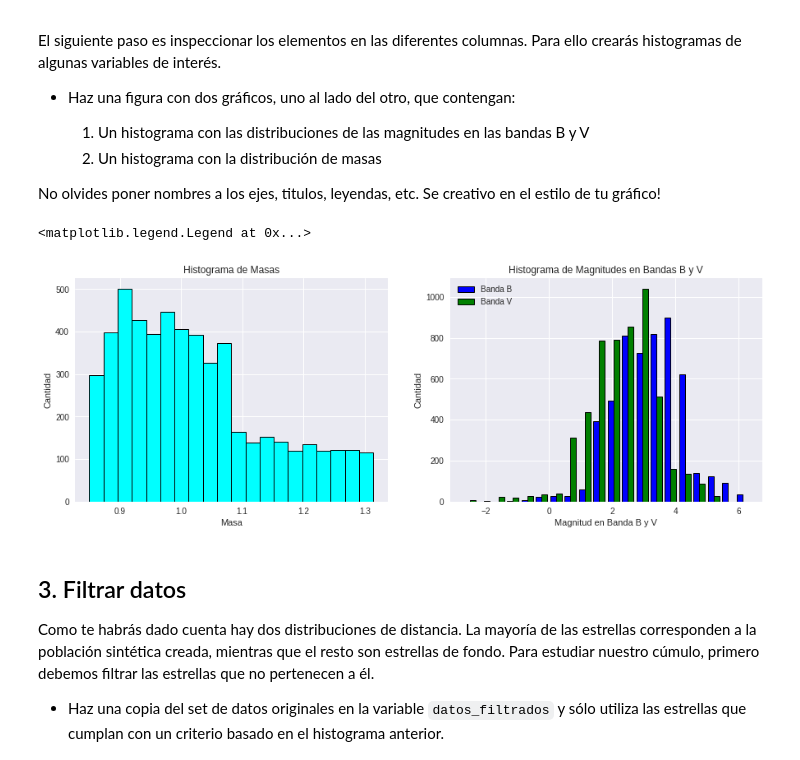
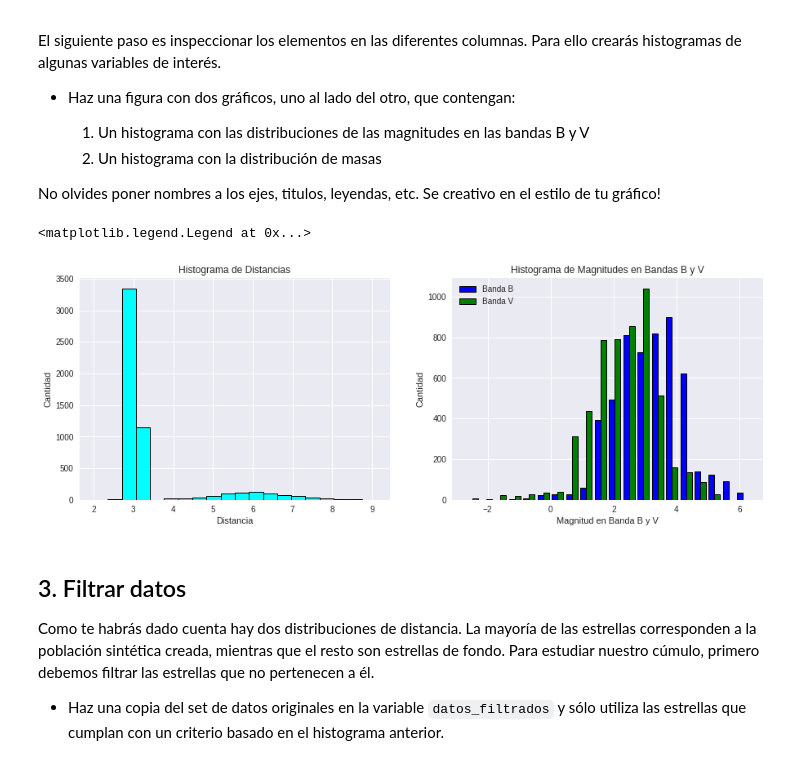
Before and after one commit to niccoma/minitarea2, a Jupyter notebook: minitarea2.ipynb, the cells around one changed output. Cells and saved outputs as stored; diff of their text form; code cells hidden in the pictures.

```diff
--- a/minitarea2.ipynb
+++ b/minitarea2.ipynb
@@ -71,23 +71,23 @@ No olvides poner nombres a los ejes, titulos, leyendas, etc. Se creativo en el e
 # %%
 #Plotear histogramas de cada columna
 
 import matplotlib.pyplot as plt
 %matplotlib inline
 
 fig, ax = plt.subplots(figsize = (15,5), ncols = 2)
-ax[0].hist(M, bins = 20, edgecolor = 'black',  linewidth=1, color = "cyan" )
-ax[0].set_xlabel('Masa')
+ax[0].hist(D, bins = 20, edgecolor = 'black',  linewidth=1, color = "cyan" )
+ax[0].set_xlabel('Distancia')
 ax[0].set_ylabel('Cantidad')
-ax[0].set_title('Histograma de Masas')
+ax[0].set_title('Histograma de Distancias')
 
 ax[1].hist([bB,bV],bins= 20, edgecolor = 'black', linewidth = 1, color = ['blue','green'], label = ["Banda B", "Banda V"])
 ax[1].set_xlabel('Magnitud en Banda B y V')
 ax[1].set_ylabel('Cantidad')
 ax[1].set_title('Histograma de Magnitudes en Bandas B y V')
 ax[1].legend(loc = 'upper left')
 # %% [output]
 <matplotlib.legend.Legend at 0x...>
-[figure, old version]
+[figure, new version]
 # %% [markdown]
 ## 3. Filtrar datos
 
```
Also changed, not shown: parts of 6 cells of this notebook.
